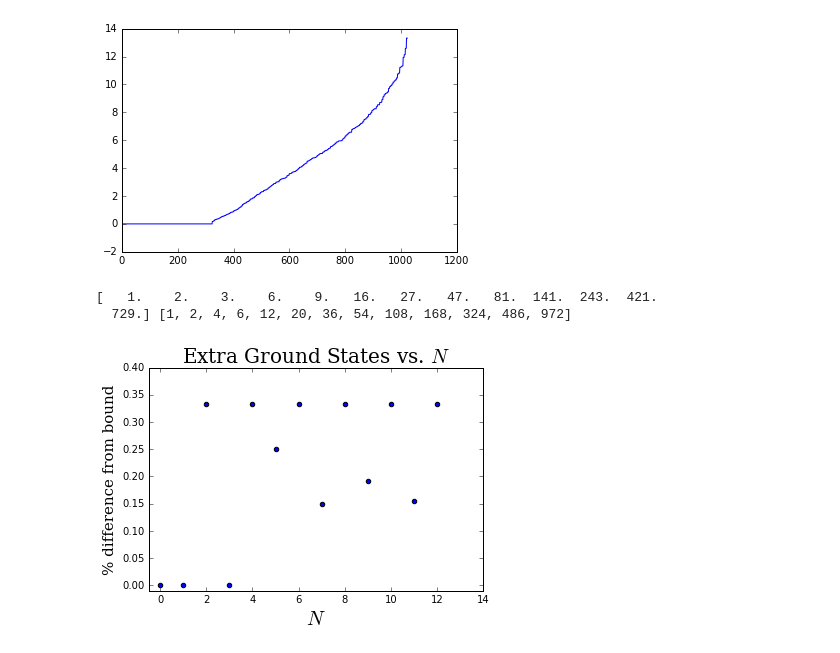
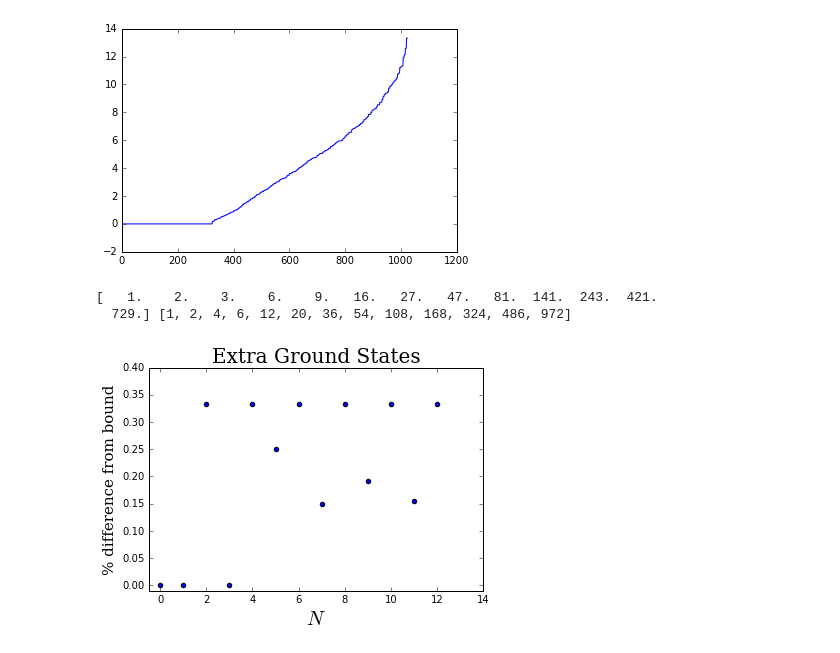
Before and after one commit to cnstahl/JP2, a Jupyter notebook: python/Count Ground States.ipynb, the cells around one changed output. Saved outputs shown, nothing was run; the diff lists cells and outputs as text; code cells hidden in the pictures.

```diff
--- a/python/Count Ground States.ipynb
+++ b/python/Count Ground States.ipynb
@@ -43,21 +43,21 @@ plt.plot(range(len(w)), w)
 # %%
 gs  = [1, 2, 4, 6, 12, 20, 36, 54, 108, 168, 324, 486, 972]
 idx = range(len(gs))
 exp = np.ceil(np.sqrt(3)**idx)
 err = np.zeros(len(gs))
 for i, val in enumerate(gs != exp):
     err[i] = (gs[i]-exp[i])/exp[i]
 print(exp, gs)
 plt.scatter(idx, err)
 # plt.plot(idx, idx*np.log(np.sqrt(3)))
 plt.xlim(-.5,len(gs)+1)
 plt.ylim(-.01,.4)
 plt.ylabel("% difference from bound", fontsize=15, family='serif')
 plt.xlabel("$N$", fontsize=20)
-plt.title("Extra Ground States vs. $N$", fontsize=20, family='serif')
+plt.title("Extra Ground States", fontsize=20, family='serif')
 plt.savefig("../data/gserr.pdf")
 plt.show()
 # %% [output]
 [   1.    2.    3.    6.    9.   16.   27.   47.   81.  141.  243.  421.
   729.] [1, 2, 4, 6, 12, 20, 36, 54, 108, 168, 324, 486, 972]
-[figure, old version]
+[figure, new version]
```
Also changed, not shown: parts of 1 cell of this notebook, 4 other files.
